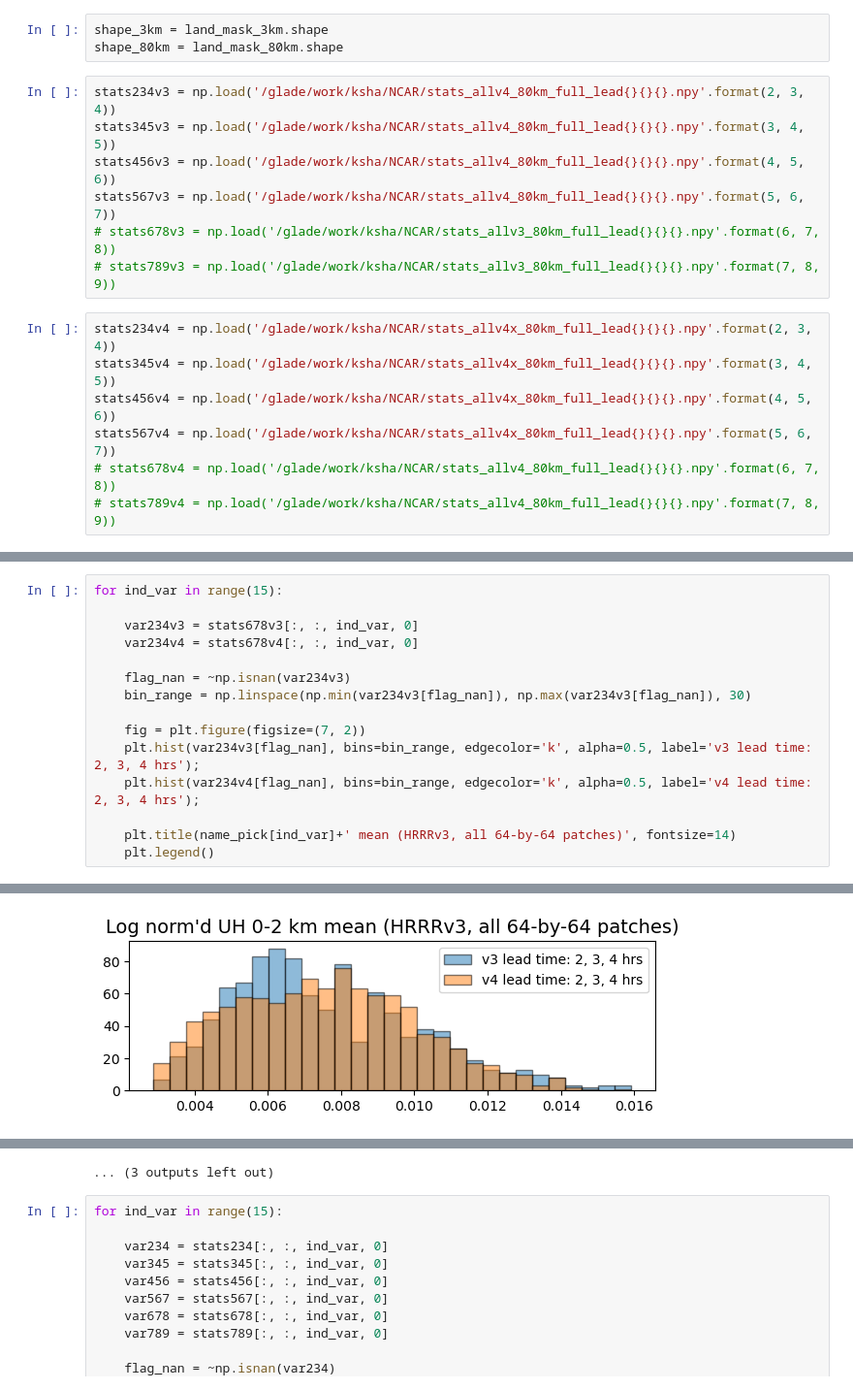
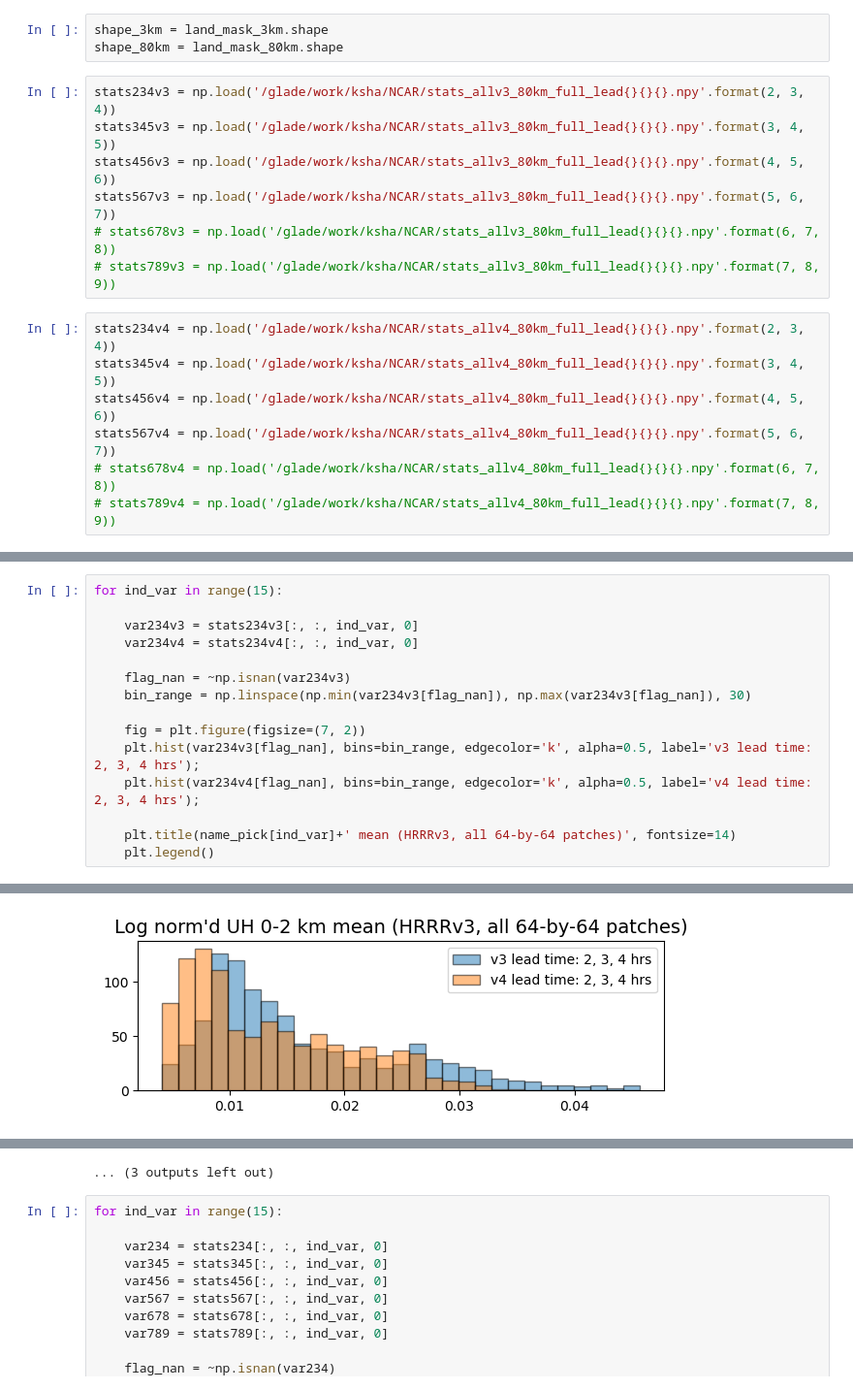
Before and after one commit to yingkaisha/NCAR-ExWeather, a Jupyter notebook: DATA01_preprocess_predictor_stats_compare.ipynb, the cells around one changed output, grey strips where cells are left out. Shown at 97% size. Saved outputs shown, nothing was run; the diff lists cells and outputs as text.

```diff
--- a/DATA01_preprocess_predictor_stats_compare.ipynb
+++ b/DATA01_preprocess_predictor_stats_compare.ipynb
@@ -142,17 +142,17 @@ name_pick
 shape_3km = land_mask_3km.shape
 shape_80km = land_mask_80km.shape
 # %%
-stats234v3 = np.load('/glade/work/ksha/NCAR/stats_allv4_80km_full_lead{}{}{}.npy'.format(2, 3, 4))
-stats345v3 = np.load('/glade/work/ksha/NCAR/stats_allv4_80km_full_lead{}{}{}.npy'.format(3, 4, 5))
-stats456v3 = np.load('/glade/work/ksha/NCAR/stats_allv4_80km_full_lead{}{}{}.npy'.format(4, 5, 6))
-stats567v3 = np.load('/glade/work/ksha/NCAR/stats_allv4_80km_full_lead{}{}{}.npy'.format(5, 6, 7))
+stats234v3 = np.load('/glade/work/ksha/NCAR/stats_allv3_80km_full_lead{}{}{}.npy'.format(2, 3, 4))
+stats345v3 = np.load('/glade/work/ksha/NCAR/stats_allv3_80km_full_lead{}{}{}.npy'.format(3, 4, 5))
+stats456v3 = np.load('/glade/work/ksha/NCAR/stats_allv3_80km_full_lead{}{}{}.npy'.format(4, 5, 6))
+stats567v3 = np.load('/glade/work/ksha/NCAR/stats_allv3_80km_full_lead{}{}{}.npy'.format(5, 6, 7))
 # stats678v3 = np.load('/glade/work/ksha/NCAR/stats_allv3_80km_full_lead{}{}{}.npy'.format(6, 7, 8))
 # stats789v3 = np.load('/glade/work/ksha/NCAR/stats_allv3_80km_full_lead{}{}{}.npy'.format(7, 8, 9))
 # %%
-stats234v4 = np.load('/glade/work/ksha/NCAR/stats_allv4x_80km_full_lead{}{}{}.npy'.format(2, 3, 4))
-stats345v4 = np.load('/glade/work/ksha/NCAR/stats_allv4x_80km_full_lead{}{}{}.npy'.format(3, 4, 5))
-stats456v4 = np.load('/glade/work/ksha/NCAR/stats_allv4x_80km_full_lead{}{}{}.npy'.format(4, 5, 6))
-stats567v4 = np.load('/glade/work/ksha/NCAR/stats_allv4x_80km_full_lead{}{}{}.npy'.format(5, 6, 7))
+stats234v4 = np.load('/glade/work/ksha/NCAR/stats_allv4_80km_full_lead{}{}{}.npy'.format(2, 3, 4))
+stats345v4 = np.load('/glade/work/ksha/NCAR/stats_allv4_80km_full_lead{}{}{}.npy'.format(3, 4, 5))
+stats456v4 = np.load('/glade/work/ksha/NCAR/stats_allv4_80km_full_lead{}{}{}.npy'.format(4, 5, 6))
+stats567v4 = np.load('/glade/work/ksha/NCAR/stats_allv4_80km_full_lead{}{}{}.npy'.format(5, 6, 7))
 # stats678v4 = np.load('/glade/work/ksha/NCAR/stats_allv4_80km_full_lead{}{}{}.npy'.format(6, 7, 8))
 # stats789v4 = np.load('/glade/work/ksha/NCAR/stats_allv4_80km_full_lead{}{}{}.npy'.format(7, 8, 9))
 # %%
@@ -191,8 +191,8 @@ for ind_var in range(15):
 # %%
 for ind_var in range(15):
 
-    var234v3 = stats678v3[:, :, ind_var, 0]
-    var234v4 = stats678v4[:, :, ind_var, 0]
+    var234v3 = stats234v3[:, :, ind_var, 0]
+    var234v4 = stats234v4[:, :, ind_var, 0]
 
     flag_nan = ~np.isnan(var234v3)
     bin_range = np.linspace(np.min(var234v3[flag_nan]), np.max(var234v3[flag_nan]), 30)
@@ -210 +210 @@ for ind_var in range(15):
-[figure, old version]
+[figure, new version]
```
Also changed, not shown: parts of 3 cells of this notebook, 3 other files.
